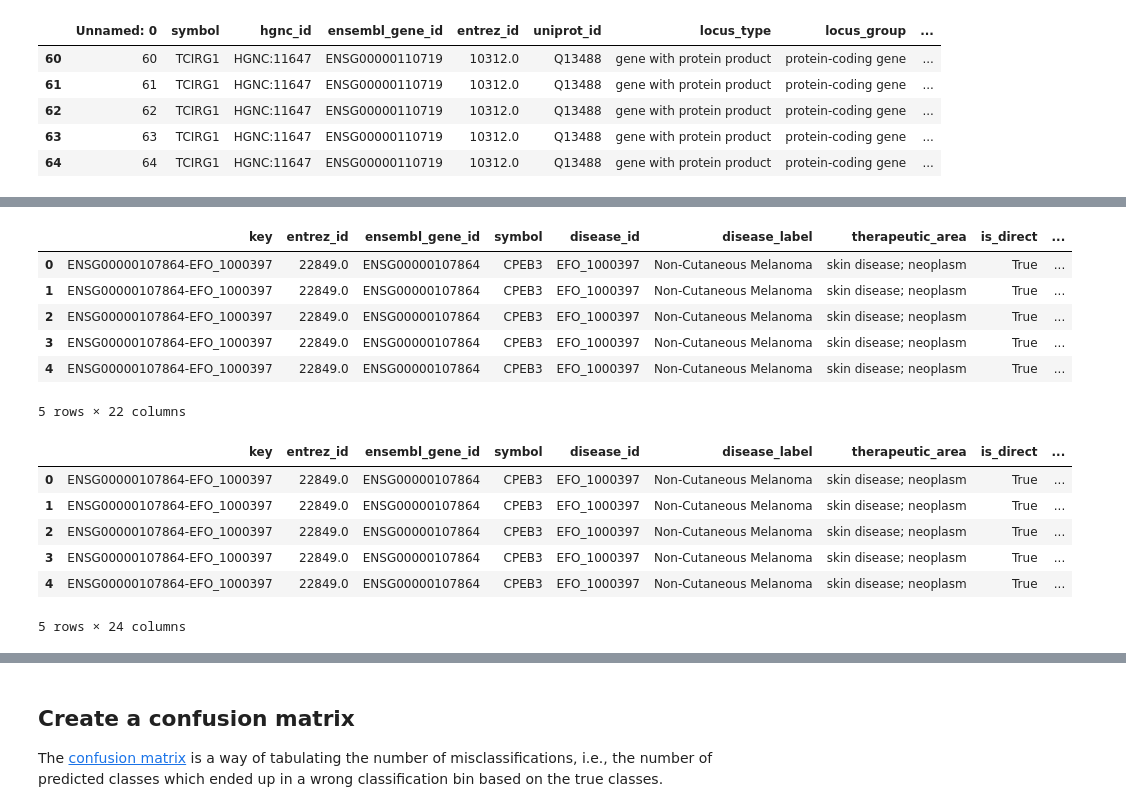
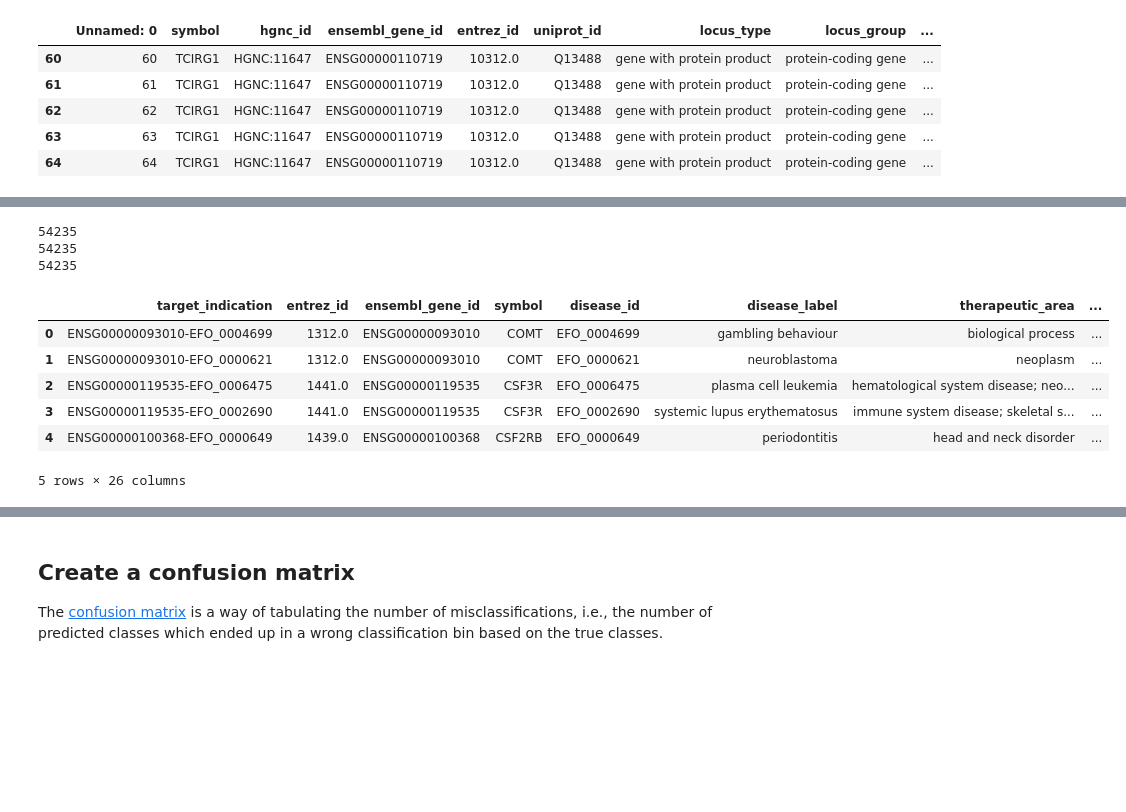
Before and after one commit to opentargets-archive/biodatawest_hackathon, a Jupyter notebook: python/notebooks/Random Forest Classifier Example.ipynb, the cells around one changed output, grey strips where cells are left out. Drawn from its saved outputs; the diff is of its cells as text; code cells hidden in the pictures; blank space fills up the shorter version.

```diff
--- a/python/notebooks/Random Forest Classifier Example.ipynb
+++ b/python/notebooks/Random Forest Classifier Example.ipynb
@@ -134,0 +222,12 @@ locus_group
+# %%
+# subselect the features we need for the training
+gene_features = ['locus_group', 'target_class', 'topology_type', 'target_location']
+gene_feature_map = dict()
+
+series = ['ensembl_gene_id']
+series.extend(gene_features)
+print(series)
+
+# subselect and drop duplicates
+gene_pred_df = gene_df[series].drop_duplicates()
+print(len(gene_pred_df))
@@ -134,0 +237,13 @@ locus_group
+# %%
+# remove duplicates (we keep only one label per feature for any gene)
+# there might be some genes with contradictory information
+# e.g. RNVU1-8, RNA, variant U1 small nuclear 8 (ENSG00000201142)
+for gene_feature in gene_features:
+    column_name = gene_feature
+    group = gene_pred_df.groupby('ensembl_gene_id')[column_name].unique()
+    r = group[group.apply(lambda x: len(x)>1)]
+    for ensembl_gene_id, v in r.items():
+        mask = gene_pred_df.ensembl_gene_id == ensembl_gene_id
+        gene_pred_df.loc[mask, column_name] = v[0]
+    gene_pred_df = gene_pred_df.drop_duplicates()
+    print(len(gene_pred_df))
@@ -157,25 +266,19 @@ target_classes
 # %%
-# We add this 2 information to the df_chembl dataframe
-df_chembl = pd.merge(df_chembl, gene_pred_df, how='left', on=['ensembl_gene_id'])
-df_chembl.fillna({'target_class':'Unspecified', 'locus_group':'Unspecified'}, inplace=True)
-df_chembl.head()
+# We add the gene features to the df_chembl dataframe
+print(len(df_known_drug))
+df_known_drug_features = pd.merge(df_known_drug, gene_pred_df, how='left', on=['ensembl_gene_id'])
+print(len(df_known_drug_features))
+df_known_drug_features.fillna({x:gene_feature_default_value[x] for x in gene_features}, inplace=True)
+print(len(df_known_drug_features))
+df_known_drug_features.head()
 # %% [output]
+54235
+54235
+54235
-|  | key | entrez_id | ensembl_gene_id | symbol | disease_id | disease_label | therapeutic_area | is_direct | ... |
-| 0 | ENSG00000107864-EFO_1000397 | 22849.0 | ENSG00000107864 | CPEB3 | EFO_1000397 | Non-Cutaneous Melanoma | skin disease; neoplasm | True | ... |
-| 1 | ENSG00000107864-EFO_1000397 | 22849.0 | ENSG00000107864 | CPEB3 | EFO_1000397 | Non-Cutaneous Melanoma | skin disease; neoplasm | True | ... |
-| 2 | ENSG00000107864-EFO_1000397 | 22849.0 | ENSG00000107864 | CPEB3 | EFO_1000397 | Non-Cutaneous Melanoma | skin disease; neoplasm | True | ... |
-| 3 | ENSG00000107864-EFO_1000397 | 22849.0 | ENSG00000107864 | CPEB3 | EFO_1000397 | Non-Cutaneous Melanoma | skin disease; neoplasm | True | ... |
-| 4 | ENSG00000107864-EFO_1000397 | 22849.0 | ENSG00000107864 | CPEB3 | EFO_1000397 | Non-Cutaneous Melanoma | skin disease; neoplasm | True | ... |
+|  | target_indication | entrez_id | ensembl_gene_id | symbol | disease_id | disease_label | therapeutic_area | ... |
+| 0 | ENSG00000093010-EFO_0004699 | 1312.0 | ENSG00000093010 | COMT | EFO_0004699 | gambling behaviour | biological process | ... |
+| 1 | ENSG00000093010-EFO_0000621 | 1312.0 | ENSG00000093010 | COMT | EFO_0000621 | neuroblastoma | neoplasm | ... |
+| 2 | ENSG00000119535-EFO_0006475 | 1441.0 | ENSG00000119535 | CSF3R | EFO_0006475 | plasma cell leukemia | hematological system disease; neo... | ... |
+| 3 | ENSG00000119535-EFO_0002690 | 1441.0 | ENSG00000119535 | CSF3R | EFO_0002690 | systemic lupus erythematosus | immune system disease; skeletal s... | ... |
+| 4 | ENSG00000100368-EFO_0000649 | 1439.0 | ENSG00000100368 | CSF2RB | EFO_0000649 | periodontitis | head and neck disorder | ... |
-5 rows × 22 columns
+5 rows × 26 columns
-# %%
-# now replace the string representation with a numerical representation corresponding to the index.
-df_chembl = df_chembl.assign(encoded_locus_group=df_chembl['locus_group'].apply(lambda x: locus_group.index(x)), encoded_target_class=df_chembl['target_class'].apply(lambda x: target_classes.index(x)))
-df_chembl.head()
-# %% [output]
-|  | key | entrez_id | ensembl_gene_id | symbol | disease_id | disease_label | therapeutic_area | is_direct | ... |
-| 0 | ENSG00000107864-EFO_1000397 | 22849.0 | ENSG00000107864 | CPEB3 | EFO_1000397 | Non-Cutaneous Melanoma | skin disease; neoplasm | True | ... |
-| 1 | ENSG00000107864-EFO_1000397 | 22849.0 | ENSG00000107864 | CPEB3 | EFO_1000397 | Non-Cutaneous Melanoma | skin disease; neoplasm | True | ... |
-| 2 | ENSG00000107864-EFO_1000397 | 22849.0 | ENSG00000107864 | CPEB3 | EFO_1000397 | Non-Cutaneous Melanoma | skin disease; neoplasm | True | ... |
-| 3 | ENSG00000107864-EFO_1000397 | 22849.0 | ENSG00000107864 | CPEB3 | EFO_1000397 | Non-Cutaneous Melanoma | skin disease; neoplasm | True | ... |
-| 4 | ENSG00000107864-EFO_1000397 | 22849.0 | ENSG00000107864 | CPEB3 | EFO_1000397 | Non-Cutaneous Melanoma | skin disease; neoplasm | True | ... |
-5 rows × 24 columns
```
Also changed, not shown: parts of 31 cells of this notebook.
